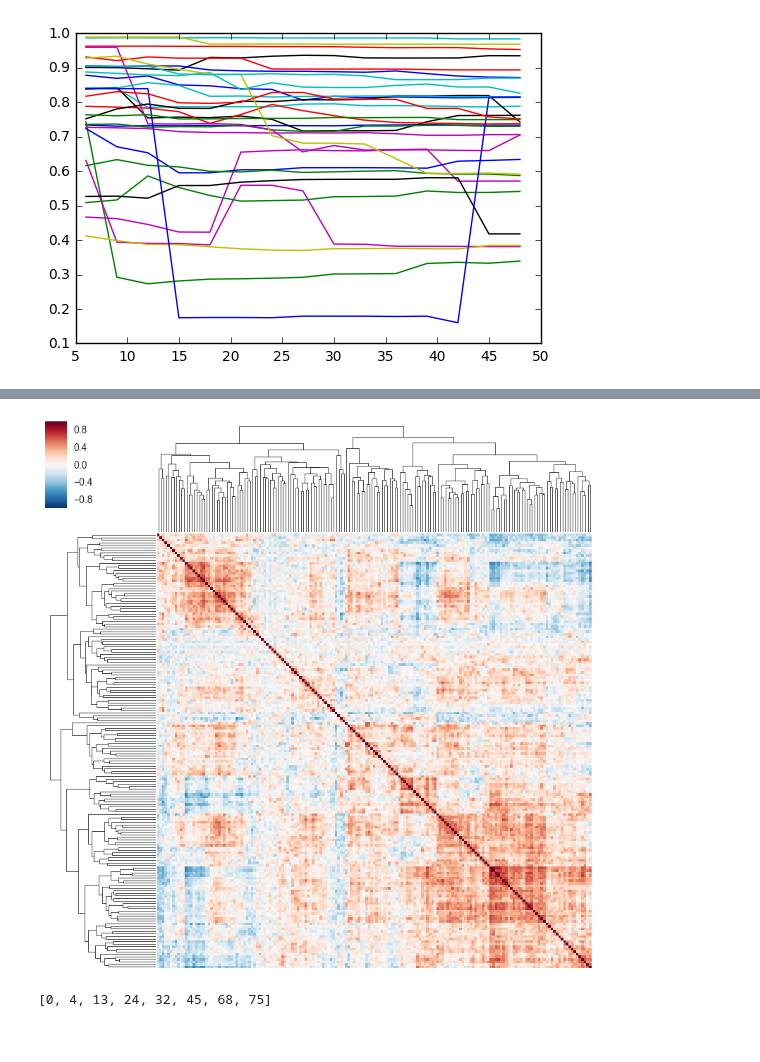
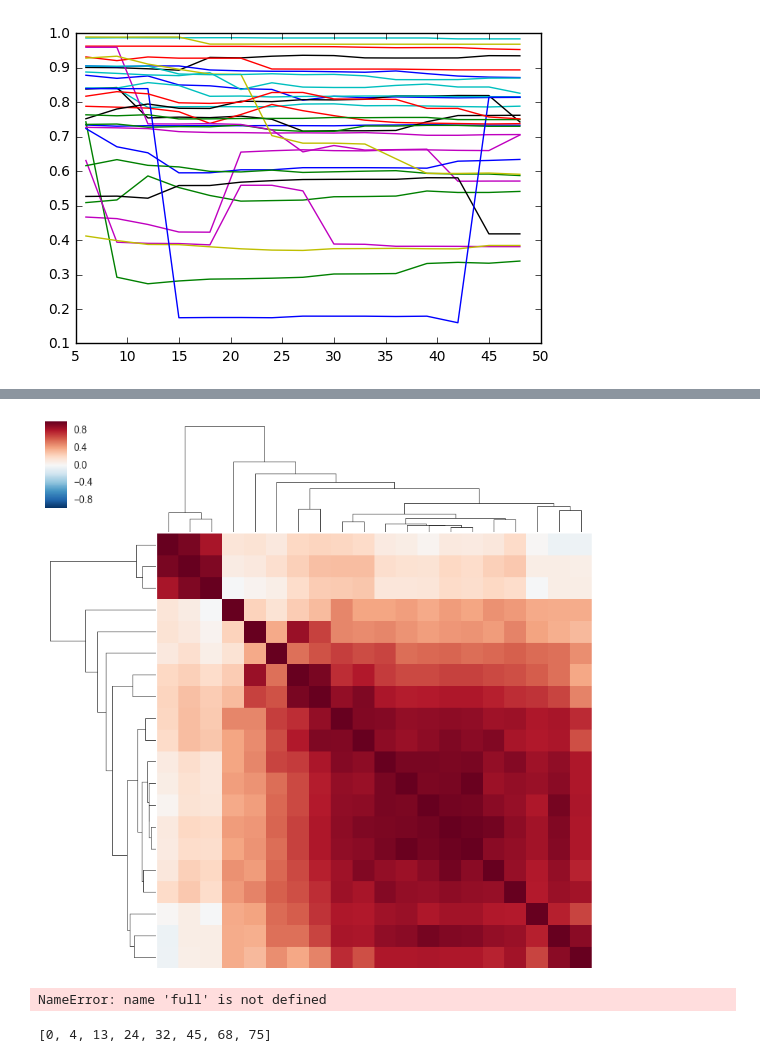
Before and after one commit to samjwil/RealEstatePredict, a Jupyter notebook: Trulia2.ipynb, the cells around one changed output, grey strips where cells are left out. Drawn from its saved outputs; the diff is of its cells as text; code cells hidden in the pictures.

```diff
--- a/Trulia2.ipynb
+++ b/Trulia2.ipynb
@@ -469,7 +551,18 @@ def returnFullTS(fulldates,dates,TS):
             TS=np.insert(TS,id_,np.NAN)
     return TS
 
-num=8
+def samSmoothTS(TS,numsmooth):
+
+    new=np.empty(TS.size)
+
+    for id_ in range(new.size-numsmooth):
+        print np.nanmean(TS[id_:(id_+numsmooth)])
+        index=id_+numsmooth/2
+        new[index]=np.nanmean(TS[id_:(id_+numsmooth)])
+
+    return new
+
+num=28
 for id_, filename in enumerate(filenames):
     print filename
 #     continue
@@ -489,15 +582,20 @@ for id_, filename in enumerate(filenames):
             avgTS=np.array(nowJSON['avgTS'])
             dates=[str(item) for item in nowJSON['time']]
             TS=cleanTrulia(dates,avgTS)
-            TS=returnFullTS(fulldates,dates,TS).reshape([1,-1])/np.nanmean(TS)
+            TS=returnFullTS(fulldates,dates,TS).reshape([1,-1])
+#             TS=samSmoothTS(TS,10).reshape([1,-1])
+#             print TS.shape
+#             print TS
             fulldf=fulldf.append(pd.DataFrame(TS,columns=fulldates))
 #         nieghb_var=neighb_var[0:kd_]
 #         print stop
 
     if id_<num+1:
         break
+new=fulldf.interpolate()
+fulldf2=new.T.rolling(window=10,center=False, min_periods=1).mean().T
 
-vals=fulldf.T.corr().values
+vals=fulldf2.T.corr().values
 ids=[]
 for id_,row in enumerate(vals):
     if np.sum(np.isnan(row))>2:
@@ -530,13 +645,15 @@ ColumbusOhio.json
 # %%
 plt.close('all')
 cg=sns.clustermap(pd.DataFrame(vals),method='weighted',metric='euclidean')
 
 # plt.setp(g.ax_heatmap.get_yticklabels(), rotation=0)
 cg.ax_heatmap.set_yticklabels([])
 cg.ax_heatmap.set_xticklabels([])
 plt.show()
+full.df
 # %% [output]
-[figure, old version]
+[figure, new version]
+NameError: name 'full' is not defined
 # %%
 ids
 # %% [output]
```
Also changed, not shown: parts of 12 cells of this notebook.
